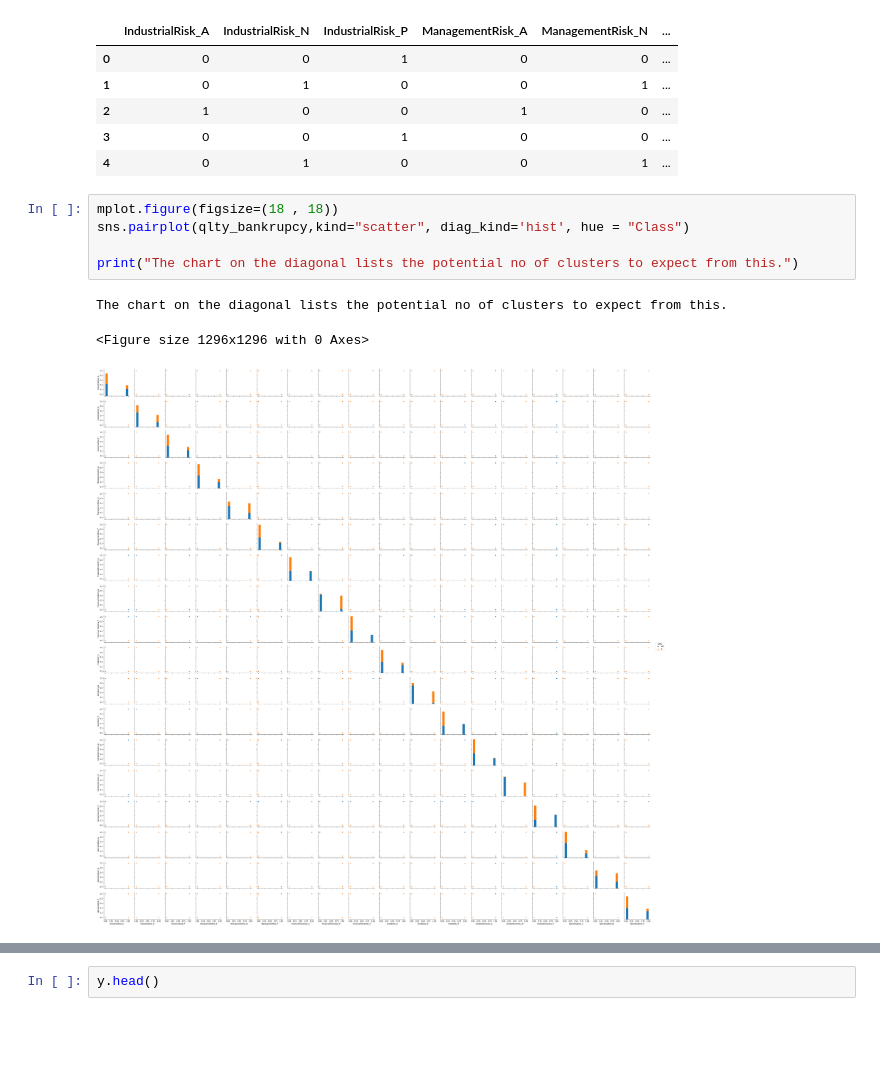
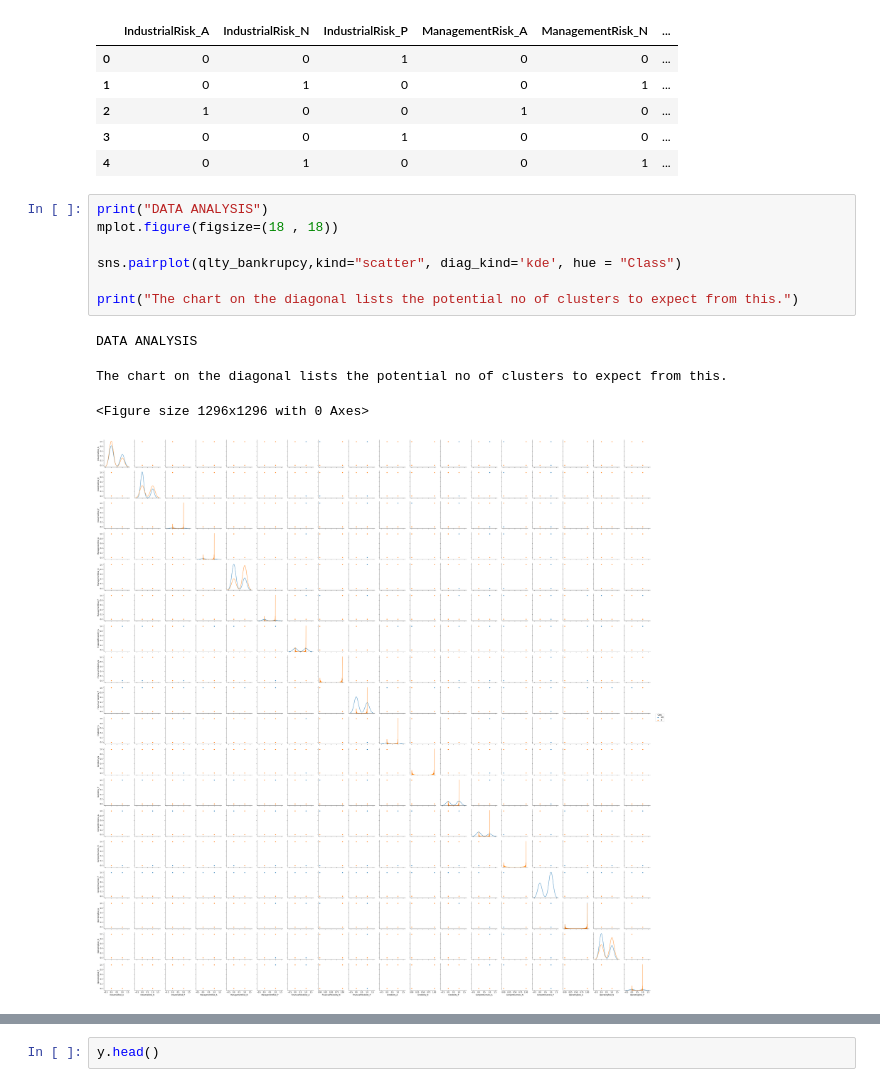
Before and after one commit to GreatLearningAIML1/bangalore-aug19-batch-Kishoresatya, a Jupyter notebook: Unsupervised-Bankrupcy.ipynb, the cells around one changed output, grey strips where cells are left out. Cells and saved outputs as stored; diff of their text form; blank space fills up the shorter version.

```diff
--- a/Unsupervised-Bankrupcy.ipynb
+++ b/Unsupervised-Bankrupcy.ipynb
@@ -128,11 +130,14 @@ qlty_bankrupcy.head(5)
 | 3 | 0 | 0 | 1 | 0 | 0 | ... |
 | 4 | 0 | 1 | 0 | 0 | 1 | ... |
 # %%
+print("DATA ANALYSIS")
 mplot.figure(figsize=(18 , 18))
-sns.pairplot(qlty_bankrupcy,kind="scatter", diag_kind='hist', hue = "Class")
+
+sns.pairplot(qlty_bankrupcy,kind="scatter", diag_kind='kde', hue = "Class")
 
 print("The chart on the diagonal lists the potential no of clusters to expect from this.")
 # %% [output]
-The chart on the diagonal lists the potential no of clusters to expect from this.
+DATA ANALYSIS
-<Figure size 1296x1296 with 0 Axes>
+The chart on the diagonal lists the potential no of clusters to expect from this.
+<Figure size 1296x1296 with 0 Axes>
-[figure, old version]
+[figure, new version]
```
Also changed, not shown: parts of 40 cells of this notebook.
